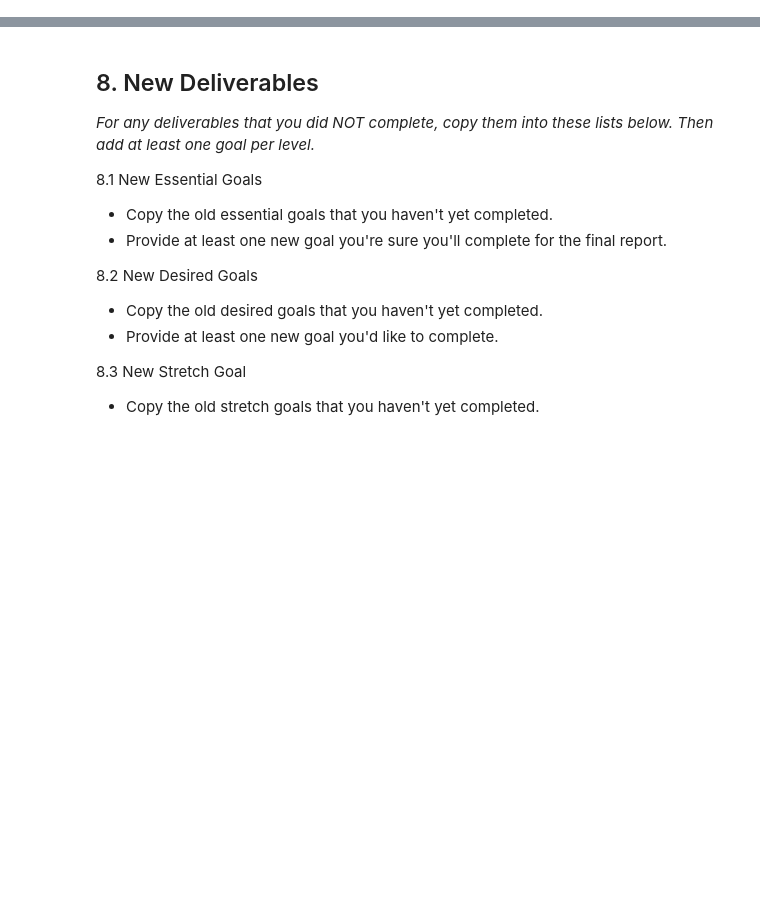
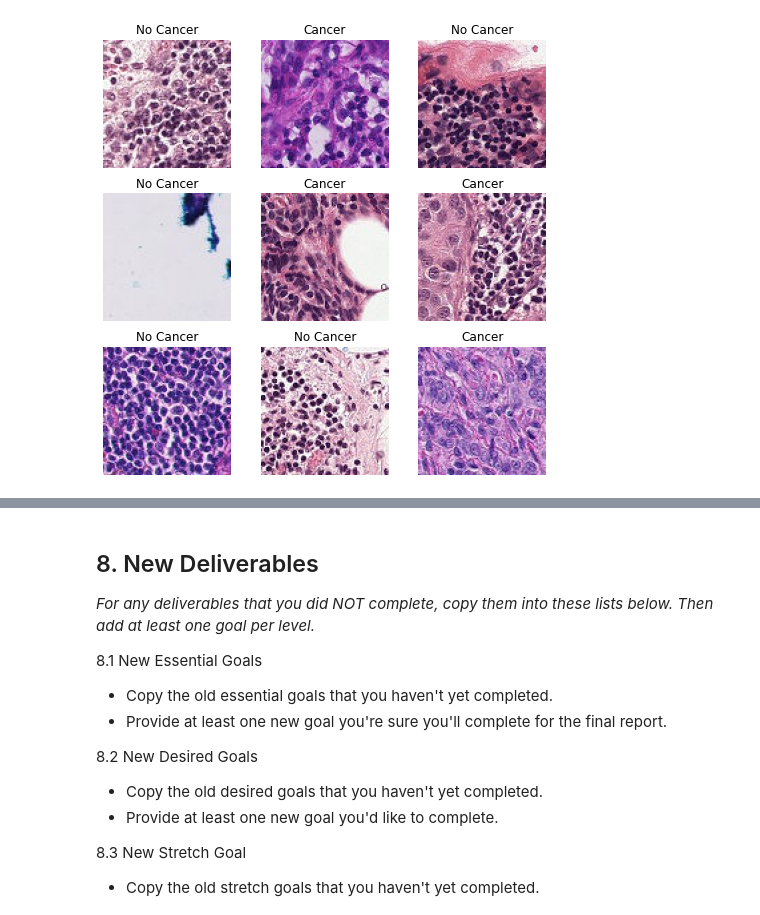
Before and after one commit to cs449w23/project-cs_get_degrees, a Jupyter notebook: update.ipynb, the cells around one changed output, grey strips where cells are left out. Drawn from its saved outputs; the diff is of its cells as text; code cells hidden in the pictures; blank space fills up the shorter version.

```diff
--- a/update.ipynb
+++ b/update.ipynb
@@ -66,0 +47,50 @@ This is a standard supervised learning task, and we will use `sklearn` and `torc
+# %%
+## 4b. Show some data
+"""
+    *Demonstrate that you have made at least some progress with getting your
+     dataset ready to use. Load at least a few examples and visualize them
+     as best you can*
+"""
+
+%pip install h5py
+
+import torch
+from torch.utils.data import Dataset
+from torchvision import datasets
+from torchvision.transforms import ToTensor
+import matplotlib.pyplot as plt
+import matplotlib.image as mpimg
+
+
+## loading training data eats up all avalable ram
+
+# training_data = datasets.PCAM(
+#     root="data",
+#     split='train',
+#     download=True,
+#     transform=ToTensor()
+# )
+
+test_data = datasets.PCAM(
+    root="data",
+    split="test",
+    download=True,
+    transform=ToTensor()
+)
+
+labels = {
+    1: "Cancer",
+    0: "No Cancer"
+}
+figure = plt.figure(figsize=(8, 8))
+cols, rows = 3, 3
+for i in range(1, cols * rows + 1):
+    sample_idx = torch.randint(len(test_data), size=(1,)).item()
+    img, label = test_data[sample_idx]
+    img = img.permute(1, 2, 0)
+    figure.add_subplot(rows, cols, i)
+    plt.title(labels[label])
+    plt.axis("off")
+    plt.imshow(img)
+plt.show()
+# %% [output]
@@ -66,0 +100 @@ This is a standard supervised learning task, and we will use `sklearn` and `torc
+[figure, added]
```
Also changed, not shown: parts of 14 cells of this notebook.
